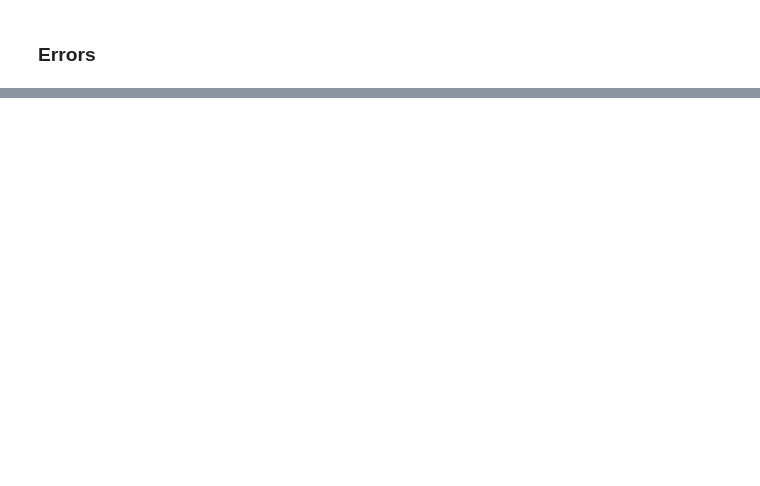
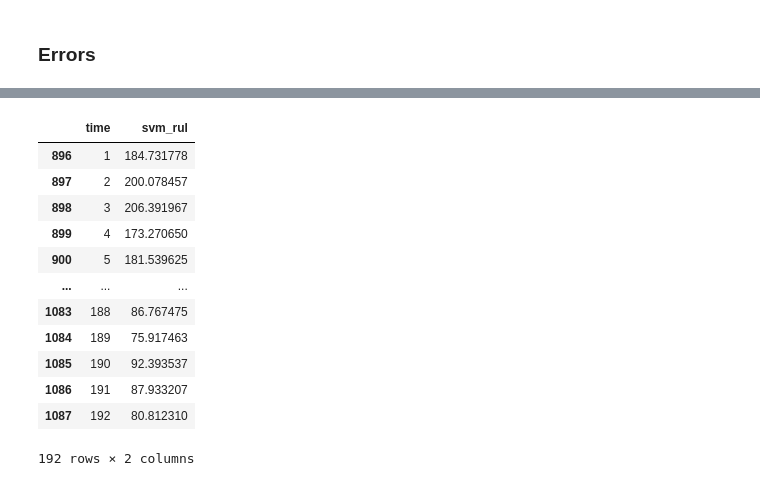
Before and after one commit to mouabbi/Predictive_Maintenance_Engine_Failure, a Jupyter notebook: machine learning/Prediction RUL (Regression)/SVM_LinReg_RandomForest.ipynb, the cells around one changed output, grey strips where cells are left out. Saved outputs shown, nothing was run; the diff lists cells and outputs as text; code cells hidden in the pictures; blank space fills up the shorter version.

```diff
--- a/machine learning/Prediction RUL (Regression)/SVM_LinReg_RandomForest.ipynb
+++ b/machine learning/Prediction RUL (Regression)/SVM_LinReg_RandomForest.ipynb
@@ -295,0 +296,26 @@ r_2
+# %%
+#prepare data for powerBI
+engine_id=10
+# %%
+test_data_bi=test_data[test_data["engine"]==engine_id].drop(columns=["engine"])
+scaled_test_data_bi = scaler.transform(test_data_bi)
+# %%
+SVM_RUL_10=model_linreg.predict(scaled_test_data_bi)
+# %%
+test_data_bi["svm_rul"]=SVM_RUL_10
+test_data_bi=test_data_bi[["time","svm_rul"]]
+test_data_bi
+# %% [output]
+|  | time | svm_rul |
+| 896 | 1 | 184.731778 |
+| 897 | 2 | 200.078457 |
+| 898 | 3 | 206.391967 |
+| 899 | 4 | 173.270650 |
+| 900 | 5 | 181.539625 |
+| ... | ... | ... |
+| 1083 | 188 | 86.767475 |
+| 1084 | 189 | 75.917463 |
+| 1085 | 190 | 92.393537 |
+| 1086 | 191 | 87.933207 |
+| 1087 | 192 | 80.812310 |
+192 rows × 2 columns
```
Also changed, not shown: parts of 21 cells of this notebook, 14 other files.
